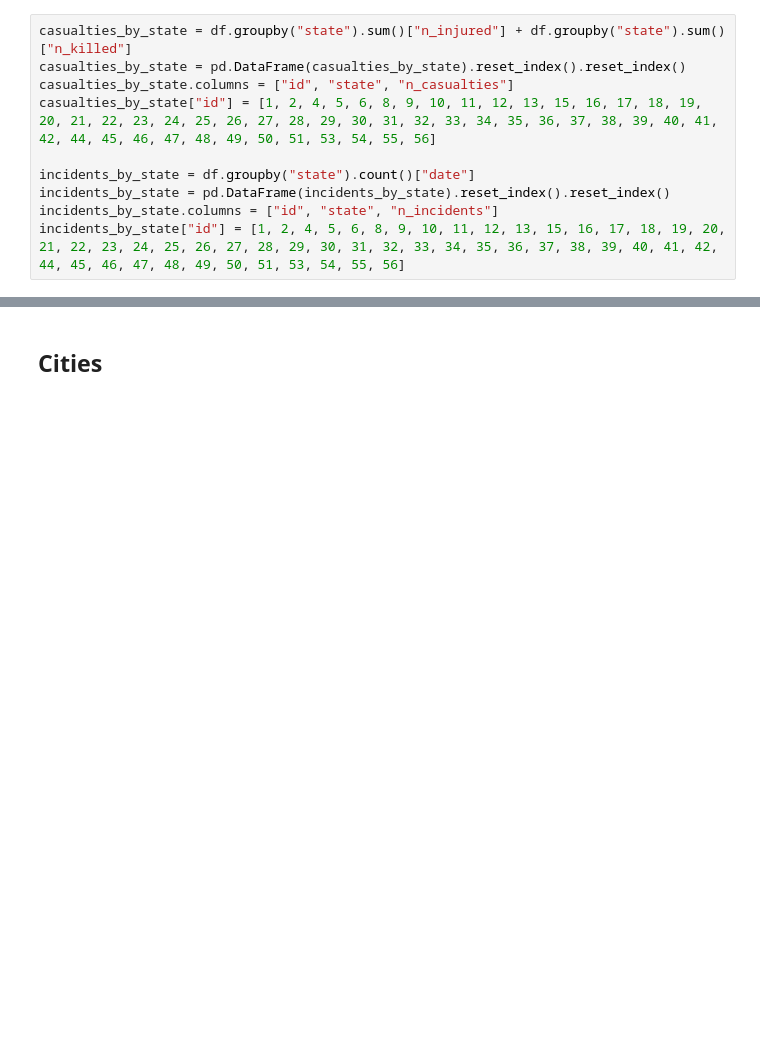
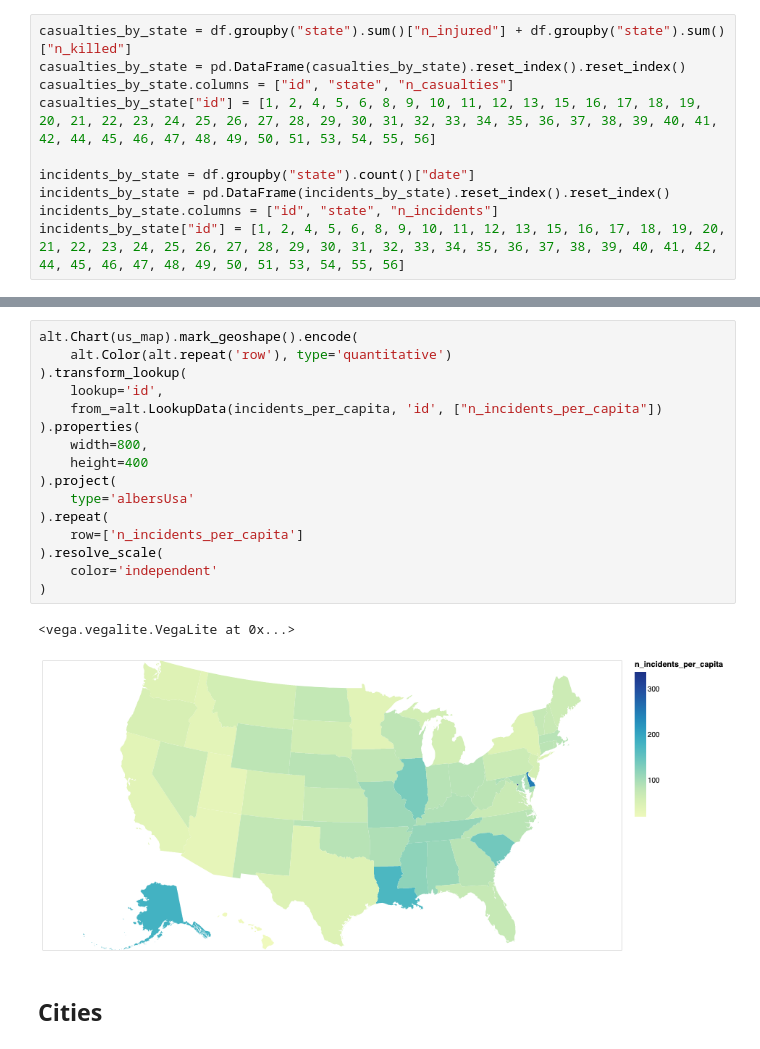
Before and after one commit to mideaconu/gun-violence, a Jupyter notebook: gun-violence.ipynb, the cells around one changed output, grey strips where cells are left out. Saved outputs shown, nothing was run; the diff lists cells and outputs as text; blank space fills up the shorter version.

```diff
--- a/gun-violence.ipynb
+++ b/gun-violence.ipynb
@@ -755,3 +610,22 @@ plt.show()
+# %%
+alt.Chart(us_map).mark_geoshape().encode(
+    alt.Color(alt.repeat('row'), type='quantitative')
+).transform_lookup(
+    lookup='id',
+    from_=alt.LookupData(incidents_per_capita, 'id', ["n_incidents_per_capita"])
+).properties(
+    width=800,
+    height=400
+).project(
+    type='albersUsa'
+).repeat(
+    row=['n_incidents_per_capita']
+).resolve_scale(
+    color='independent'
+)
+# %% [output]
+<vega.vegalite.VegaLite at 0x...>
+[figure, added]
 # %% [markdown]
 ## Cities
 # %% [markdown]
```
Also changed, not shown: parts of 22 cells of this notebook.
